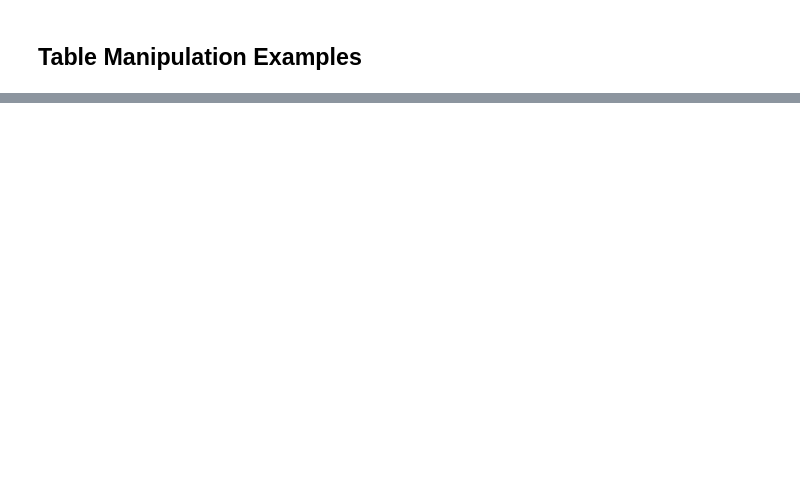
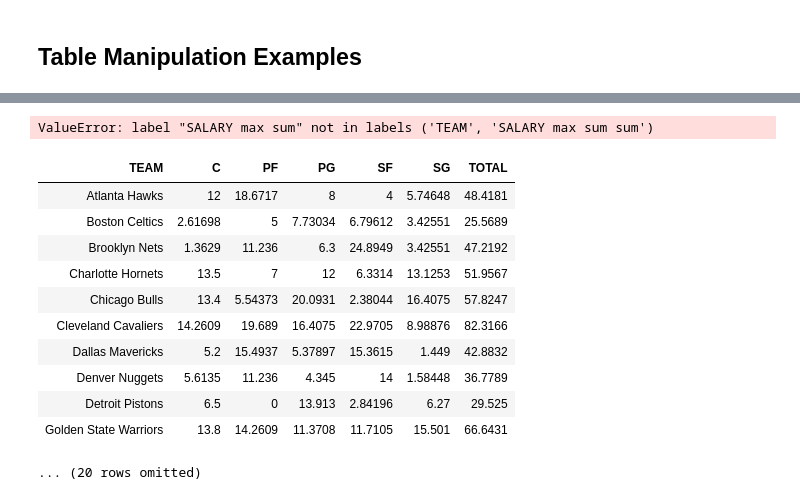
Before and after one commit to data-8/materials-sp19, a Jupyter notebook: lec/lec11.ipynb, the cells around one changed output, grey strips where cells are left out. Saved outputs shown, nothing was run; the diff lists cells and outputs as text; code cells hidden in the pictures; blank space fills up the shorter version.

```diff
--- a/lec/lec11.ipynb
+++ b/lec/lec11.ipynb
@@ -41,3 +242,24 @@ nba
+# %%
+starters_p = nba.pivot('POSITION','TEAM', values='SALARY', collect=max)
+# %%
+starters_g = starters_g.drop('POSITION').group('TEAM', sum).sort('SALARY max sum', descending=True)
+# %% [output]
+ValueError: label "SALARY max sum" not in labels ('TEAM', 'SALARY max sum sum')
+# %%
+starters_p.with_column('TOTAL', starters_p.drop('TEAM').apply(sum))
+# %% [output]
+| TEAM | C | PF | PG | SF | SG | TOTAL |
+| Atlanta Hawks | 12 | 18.6717 | 8 | 4 | 5.74648 | 48.4181 |
+| Boston Celtics | 2.61698 | 5 | 7.73034 | 6.79612 | 3.42551 | 25.5689 |
+| Brooklyn Nets | 1.3629 | 11.236 | 6.3 | 24.8949 | 3.42551 | 47.2192 |
+| Charlotte Hornets | 13.5 | 7 | 12 | 6.3314 | 13.1253 | 51.9567 |
+| Chicago Bulls | 13.4 | 5.54373 | 20.0931 | 2.38044 | 16.4075 | 57.8247 |
+| Cleveland Cavaliers | 14.2609 | 19.689 | 16.4075 | 22.9705 | 8.98876 | 82.3166 |
+| Dallas Mavericks | 5.2 | 15.4937 | 5.37897 | 15.3615 | 1.449 | 42.8832 |
+| Denver Nuggets | 5.6135 | 11.236 | 4.345 | 14 | 1.58448 | 36.7789 |
+| Detroit Pistons | 6.5 | 0 | 13.913 | 2.84196 | 6.27 | 29.525 |
+| Golden State Warriors | 13.8 | 14.2609 | 11.3708 | 11.7105 | 15.501 | 66.6431 |
+... (20 rows omitted)
 # %%
 # CHALLENGE QUESTION: for each team,
 # amount paid to "starter" (player earning the most) in each position
```
Also changed, not shown: parts of 25 cells of this notebook.
